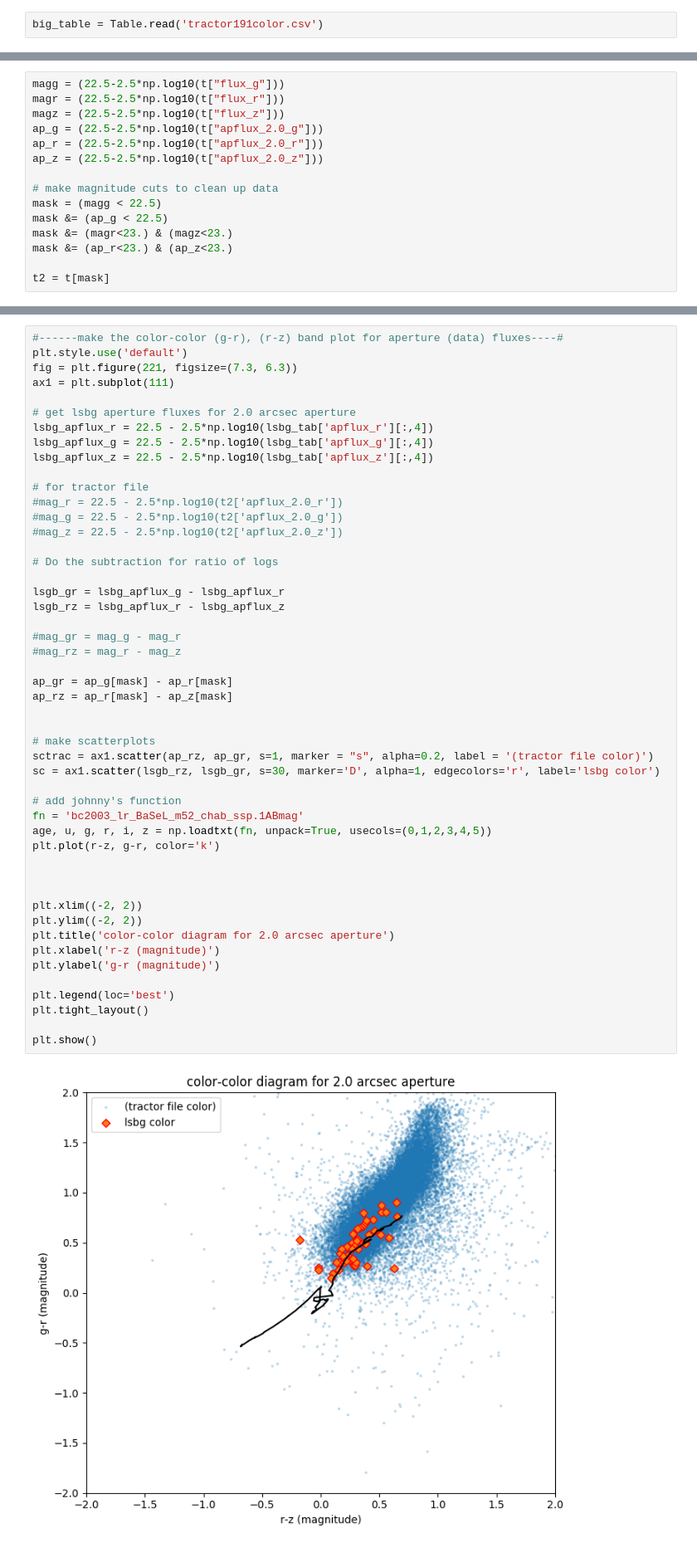
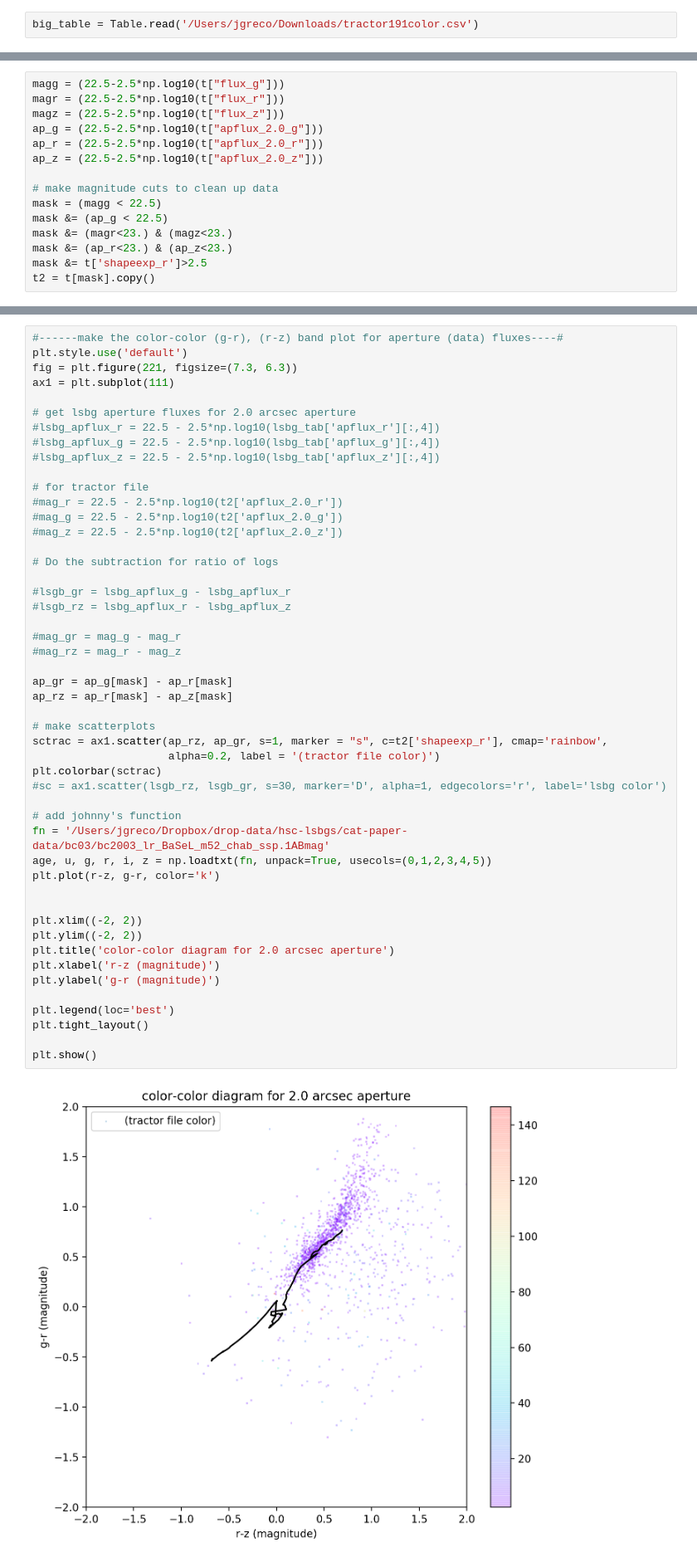
Before and after one commit to tlmakinen/ultra-diffuse-galaxy-JP, a Jupyter notebook: color-troubleshoot.ipynb, the cells around one changed output, grey strips where cells are left out. Shown at 83% size. Drawn from its saved outputs; the diff is of its cells as text.

Commit message:
testing colors

```diff
--- a/color-troubleshoot.ipynb
+++ b/color-troubleshoot.ipynb
@@ -43,5 +26,5 @@ WARNING: MergeConflictWarning: Cannot merge meta key 'TR_C_P10' types <class 'st
 # %%
-big_table = Table.read('tractor191color.csv')
+big_table = Table.read('/Users/jgreco/Downloads/tractor191color.csv')
 # %%
 # Make cuts to clean up the big table data
 keep = (big_table['flux_r']>0.0) & (big_table['flux_r']<1e3)
@@ -68,5 +55,5 @@ mask = (magg < 22.5)
 mask &= (ap_g < 22.5)
 mask &= (magr<23.) & (magz<23.)
 mask &= (ap_r<23.) & (ap_z<23.)
-
-t2 = t[mask]
+mask &= t['shapeexp_r']>2.5
+t2 = t[mask].copy()
@@ -77,50 +84,50 @@ fig = plt.figure(221, figsize=(7.3, 6.3))
 ax1 = plt.subplot(111)
 
 # get lsbg aperture fluxes for 2.0 arcsec aperture
-lsbg_apflux_r = 22.5 - 2.5*np.log10(lsbg_tab['apflux_r'][:,4])
-lsbg_apflux_g = 22.5 - 2.5*np.log10(lsbg_tab['apflux_g'][:,4])
-lsbg_apflux_z = 22.5 - 2.5*np.log10(lsbg_tab['apflux_z'][:,4])
+#lsbg_apflux_r = 22.5 - 2.5*np.log10(lsbg_tab['apflux_r'][:,4])
+#lsbg_apflux_g = 22.5 - 2.5*np.log10(lsbg_tab['apflux_g'][:,4])
+#lsbg_apflux_z = 22.5 - 2.5*np.log10(lsbg_tab['apflux_z'][:,4])
 
 # for tractor file
 #mag_r = 22.5 - 2.5*np.log10(t2['apflux_2.0_r'])
 #mag_g = 22.5 - 2.5*np.log10(t2['apflux_2.0_g'])
 #mag_z = 22.5 - 2.5*np.log10(t2['apflux_2.0_z'])
 
 # Do the subtraction for ratio of logs
 
-lsgb_gr = lsbg_apflux_g - lsbg_apflux_r
-lsgb_rz = lsbg_apflux_r - lsbg_apflux_z
+#lsgb_gr = lsbg_apflux_g - lsbg_apflux_r
+#lsgb_rz = lsbg_apflux_r - lsbg_apflux_z
 
 #mag_gr = mag_g - mag_r
 #mag_rz = mag_r - mag_z
 
 ap_gr = ap_g[mask] - ap_r[mask]
 ap_rz = ap_r[mask] - ap_z[mask]
 
-
 # make scatterplots
-sctrac = ax1.scatter(ap_rz, ap_gr, s=1, marker = "s", alpha=0.2, label = '(tractor file color)')
-sc = ax1.scatter(lsgb_rz, lsgb_gr, s=30, marker='D', alpha=1, edgecolors='r', label='lsbg color')
+sctrac = ax1.scatter(ap_rz, ap_gr, s=1, marker = "s", c=t2['shapeexp_r'], cmap='rainbow',
+                     alpha=0.2, label = '(tractor file color)')
+plt.colorbar(sctrac)
+#sc = ax1.scatter(lsgb_rz, lsgb_gr, s=30, marker='D', alpha=1, edgecolors='r', label='lsbg color')
 
 # add johnny's function
-fn = 'bc2003_lr_BaSeL_m52_chab_ssp.1ABmag'
+fn = '/Users/jgreco/Dropbox/drop-data/hsc-lsbgs/cat-paper-data/bc03/bc2003_lr_BaSeL_m52_chab_ssp.1ABmag'
 age, u, g, r, i, z = np.loadtxt(fn, unpack=True, usecols=(0,1,2,3,4,5))
 plt.plot(r-z, g-r, color='k')
-
 
 
 plt.xlim((-2, 2))
 plt.ylim((-2, 2))
 plt.title('color-color diagram for 2.0 arcsec aperture')
 plt.xlabel('r-z (magnitude)')
 plt.ylabel('g-r (magnitude)')
 
 plt.legend(loc='best')
 plt.tight_layout()
 
 plt.show()
 # %% [output]
-[figure, old version]
+[figure, new version]
 # %%
 #------make the color-color (g-r), (r-z) band plot for the model fluxes----#
 plt.style.use('default')
```
Also changed, not shown: parts of 10 cells of this notebook, 1 other file.
